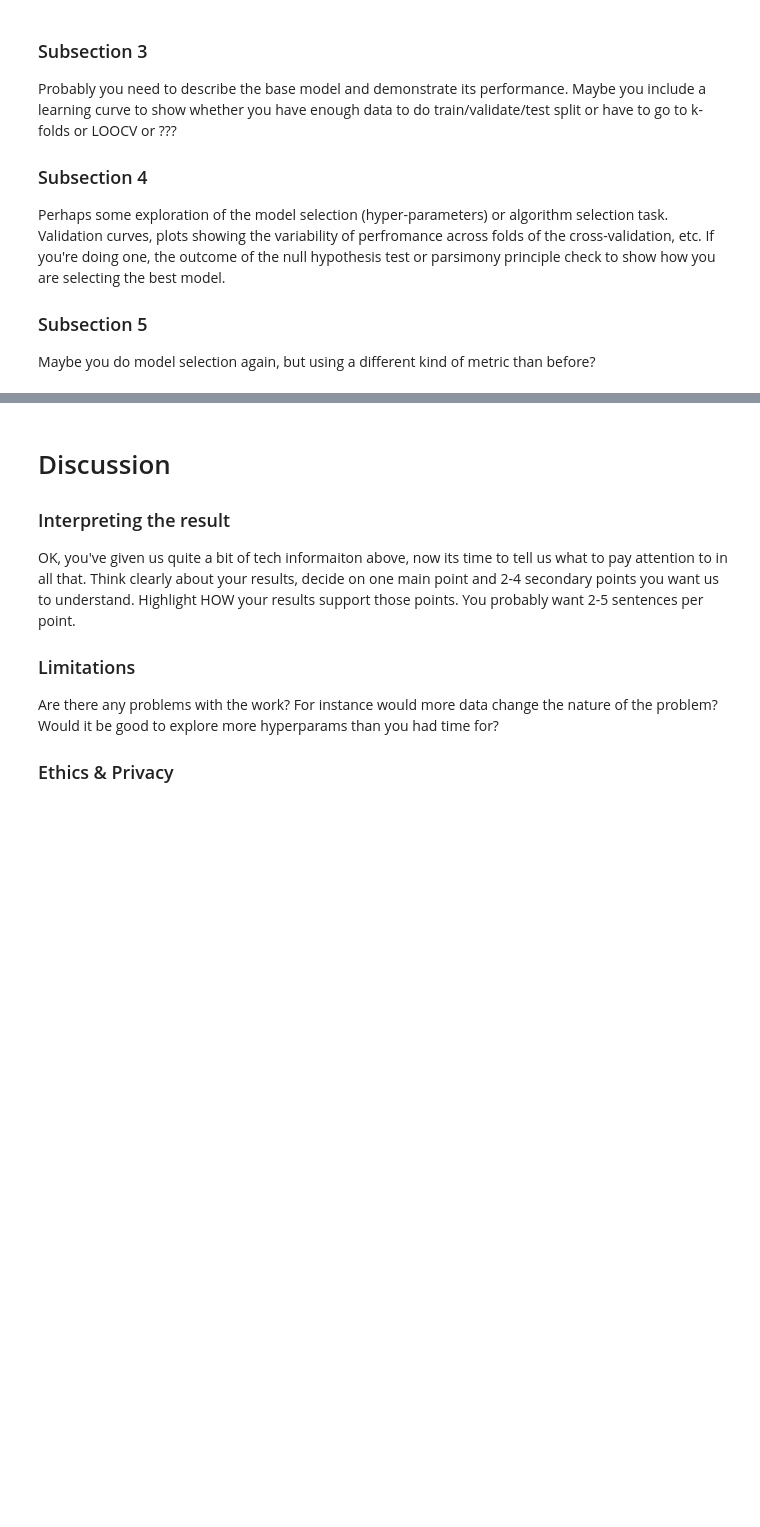
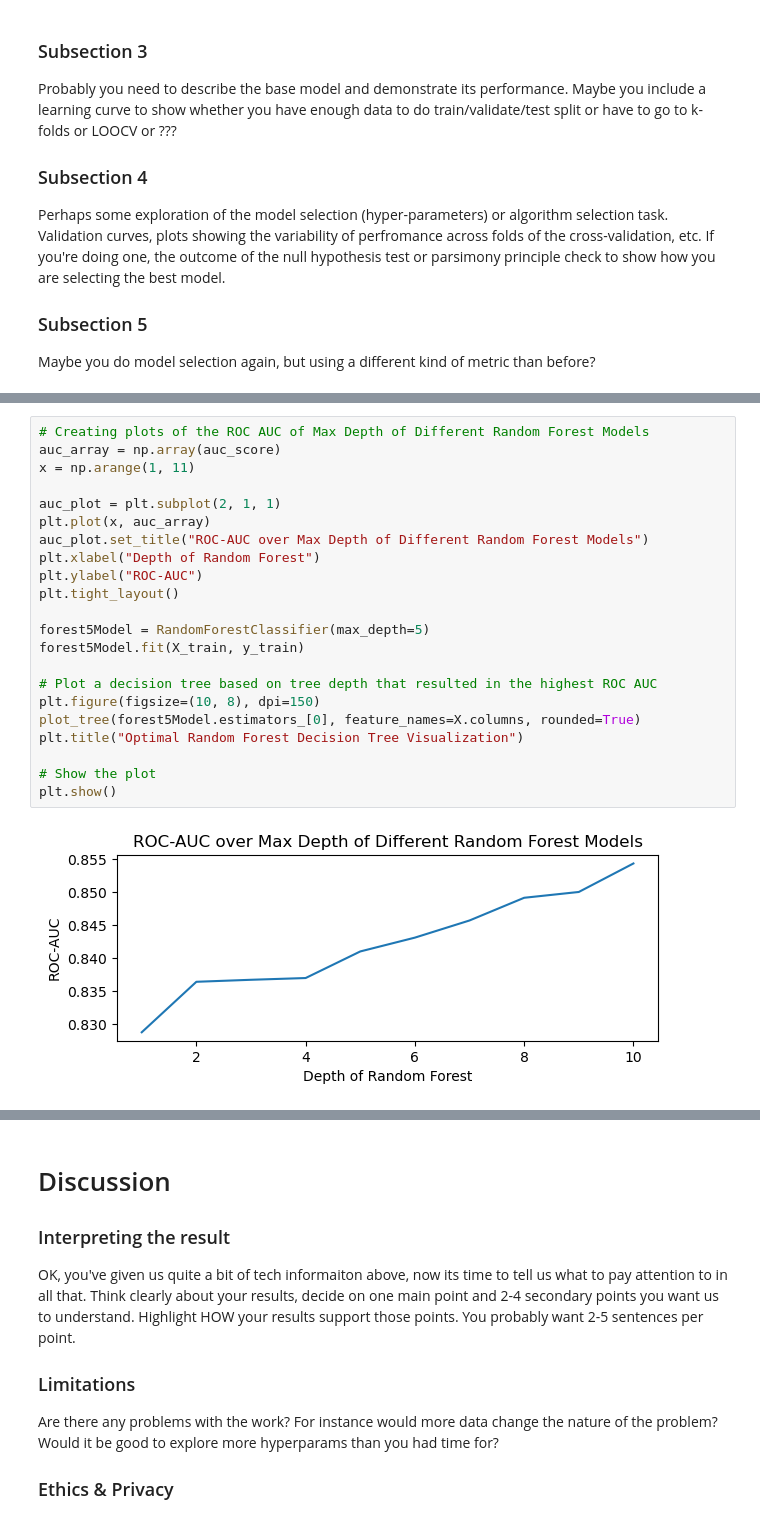
Before and after one commit to COGS118A/Group009-SP23, a Jupyter notebook: FinalProject_Group009-SP23.ipynb, the cells around one changed output, grey strips where cells are left out. Saved outputs shown, nothing was run; the diff lists cells and outputs as text; blank space fills up the shorter version.

Commit message:
Added results section to final

```diff
--- a/FinalProject_Group009-SP23.ipynb
+++ b/FinalProject_Group009-SP23.ipynb
@@ -116,0 +332,24 @@ Maybe you do model selection again, but using a different kind of metric than be
+# %%
+# Creating plots of the ROC AUC of Max Depth of Different Random Forest Models
+auc_array = np.array(auc_score)
+x = np.arange(1, 11)
+
+auc_plot = plt.subplot(2, 1, 1)
+plt.plot(x, auc_array)
+auc_plot.set_title("ROC-AUC over Max Depth of Different Random Forest Models")
+plt.xlabel("Depth of Random Forest")
+plt.ylabel("ROC-AUC")
+plt.tight_layout()
+
+forest5Model = RandomForestClassifier(max_depth=5)
+forest5Model.fit(X_train, y_train)
+
+# Plot a decision tree based on tree depth that resulted in the highest ROC AUC
+plt.figure(figsize=(10, 8), dpi=150)
+plot_tree(forest5Model.estimators_[0], feature_names=X.columns, rounded=True)
+plt.title("Optimal Random Forest Decision Tree Visualization")
+
+# Show the plot
+plt.show()
+# %% [output]
+[figure, added]
```
Also changed, not shown: parts of 15 cells of this notebook.
